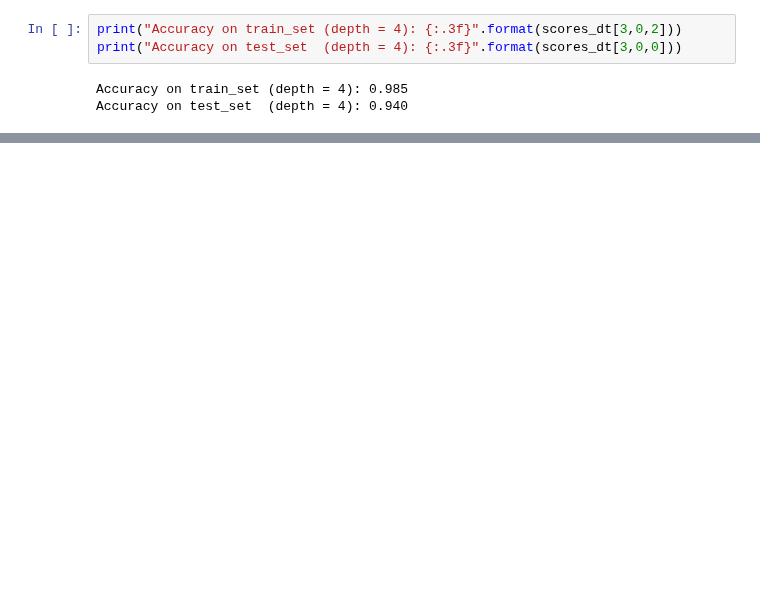
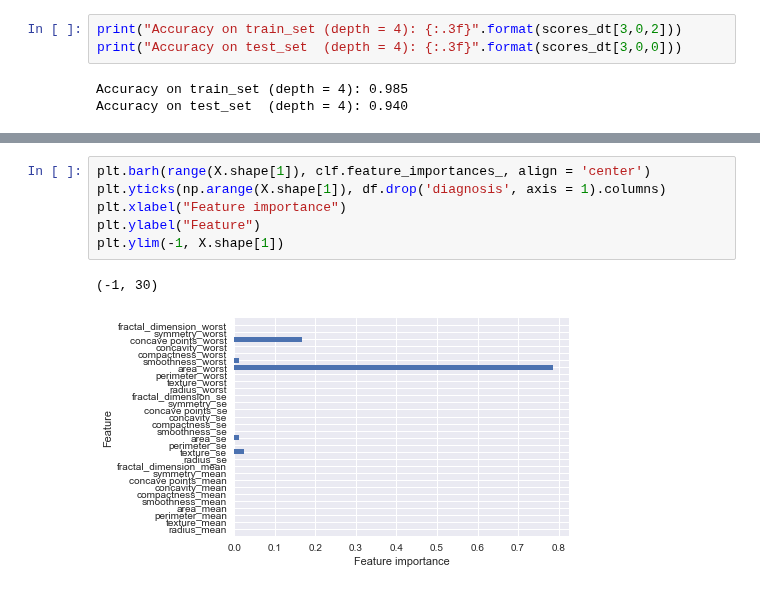
Before and after one commit to ahmadnish/FOML2017, a Jupyter notebook: neish.ipynb, the cells around one changed output, grey strips where cells are left out. Cells and saved outputs as stored; diff of their text form; blank space fills up the shorter version.

```diff
--- a/neish.ipynb
+++ b/neish.ipynb
@@ -489,0 +527,9 @@ dt_plot(scores_dt, max_depth, 'prec_recall_dt')
+# %%
+plt.barh(range(X.shape[1]), clf.feature_importances_, align = 'center')
+plt.yticks(np.arange(X.shape[1]), df.drop('diagnosis', axis = 1).columns)
+plt.xlabel("Feature importance")
+plt.ylabel("Feature")
+plt.ylim(-1, X.shape[1])
+# %% [output]
+(-1, 30)
+[figure, added]
```
Also changed, not shown: parts of 7 cells of this notebook, 2 other files.
